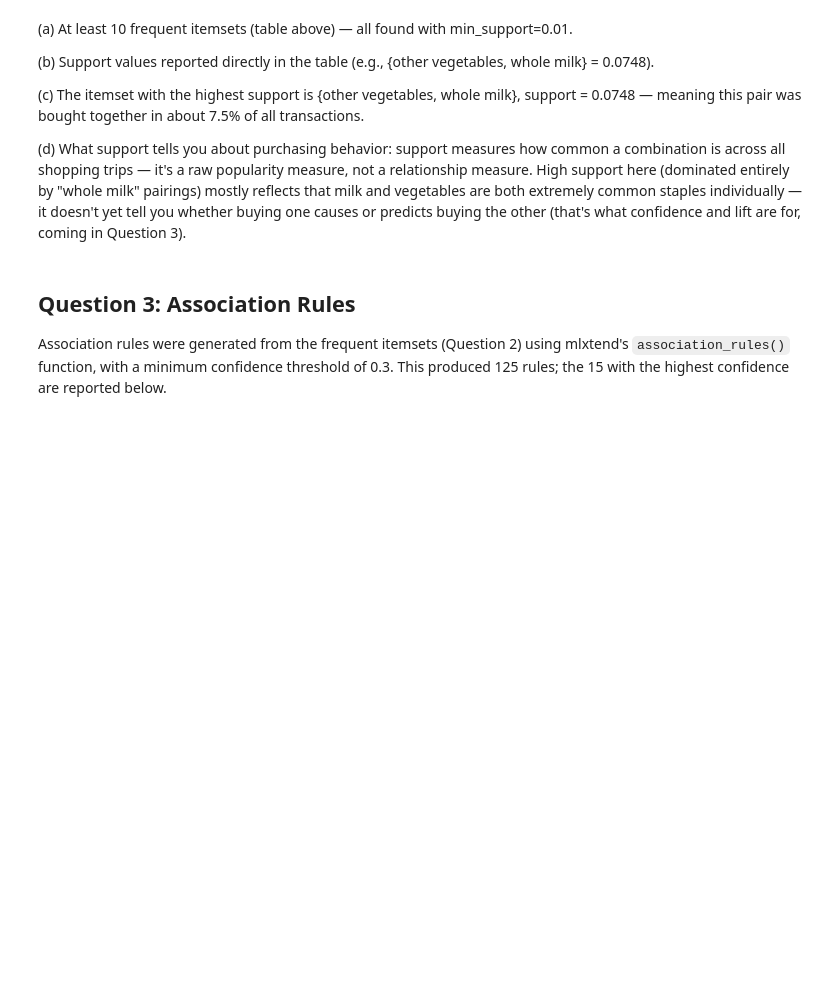
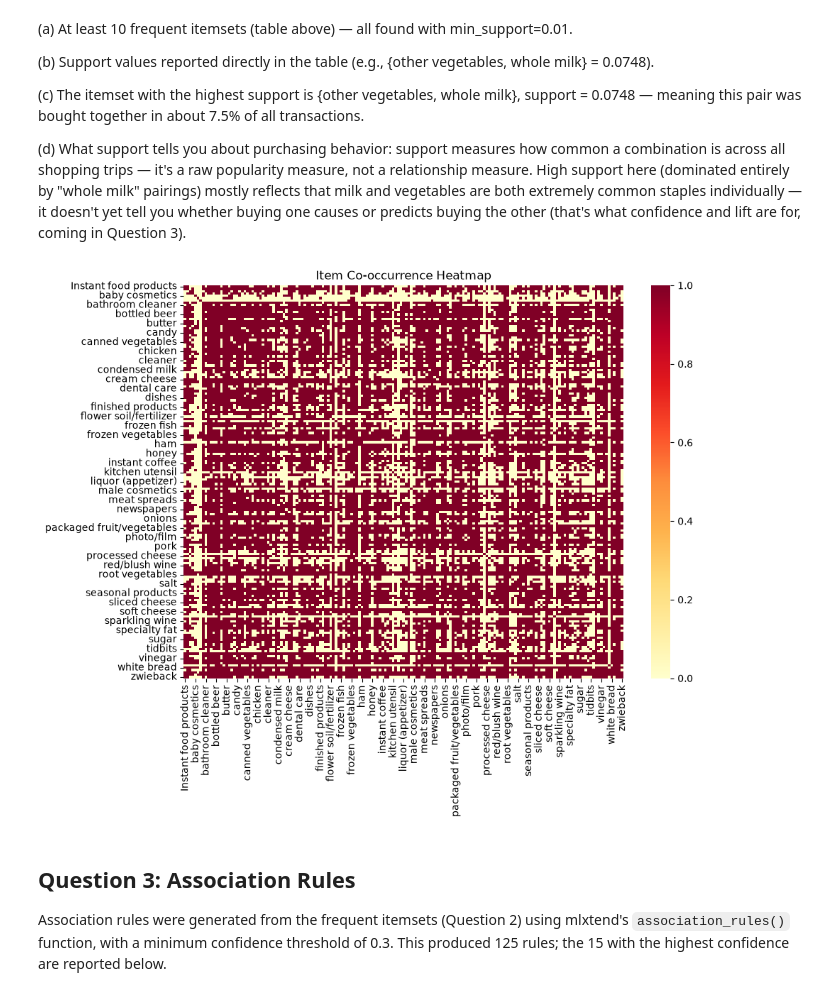
Before and after one commit to GWIZAR/ASSIGNMENT-ASSOCIATION-RULE-LEARNING, a Jupyter notebook: Assignment_Gwiza_Rodrigue.ipynb, the cells around one changed output. Cells and saved outputs as stored; diff of their text form; code cells hidden in the pictures; blank space fills up the shorter version.

Commit message:
Update notebook with charts and answer code

```diff
--- a/Assignment_Gwiza_Rodrigue.ipynb
+++ b/Assignment_Gwiza_Rodrigue.ipynb
@@ -169,6 +147,19 @@ Total frequent itemsets (2+ items): 245
 (c) The itemset with the highest support is {other vegetables, whole milk}, support = 0.0748 — meaning this pair was bought together in about 7.5% of all transactions.
 
 (d) What support tells you about purchasing behavior: support measures how common a combination is across all shopping trips — it's a raw popularity measure, not a relationship measure. High support here (dominated entirely by "whole milk" pairings) mostly reflects that milk and vegetables are both extremely common staples individually — it doesn't yet tell you whether buying one causes or predicts buying the other (that's what confidence and lift are for, coming in Question 3).
+# %%
+import seaborn as sns
+import pandas as pd
+
+cooc = df_onehot.T.dot(df_onehot)
+
+plt.figure(figsize=(10,8))
+sns.heatmap(cooc, cmap='YlOrRd')
+plt.title('Item Co-occurrence Heatmap')
+plt.tight_layout()
+plt.show()
+# %% [output]
+[figure, added]
 # %% [markdown]
 ## Question 3: Association Rules
 
```
Also changed, not shown: parts of 7 cells of this notebook.
